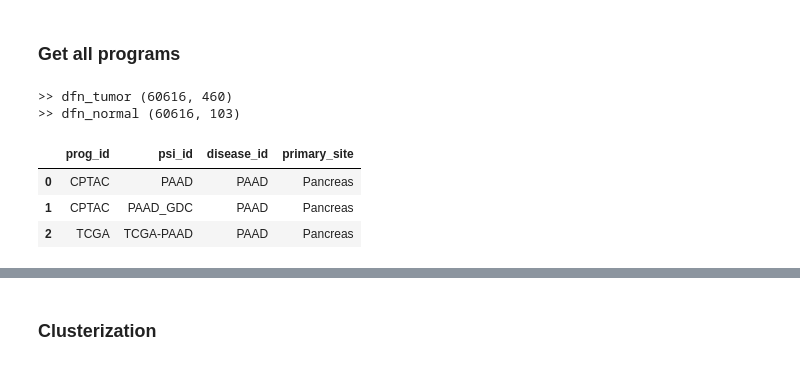
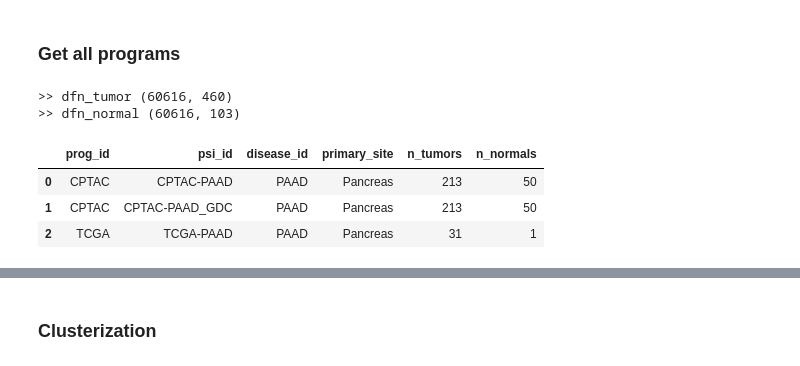
Before and after one commit to flalix/perturb_agent, a Jupyter notebook: notebooks/mtp_TCGA_54_PSI_all_PAADs_Cluster_DEGs.ipynb, the cells around one changed output, grey strips where cells are left out. Saved outputs shown, nothing was run; the diff lists cells and outputs as text; code cells hidden in the pictures.

```diff
--- a/notebooks/mtp_TCGA_54_PSI_all_PAADs_Cluster_DEGs.ipynb
+++ b/notebooks/mtp_TCGA_54_PSI_all_PAADs_Cluster_DEGs.ipynb
@@ -176,28 +176,28 @@ DISEASE_ID = 'PAAD'
 # %%
 verbose=False
 force=False
 
 method='deseq2'
 imax_tumor=250
 imax_normal=50
 
 gdc = GDC(root0=ROOT0, root0_data=ROOT0_DATA, memory_restriction=False)
 
 exclude_prog_list=['CCLE']
 
-dfn_tumor, dfn_normal, df_gtex, df_ana = gdc.get_all_data_from_disease(disease_id=DISEASE_ID,
+dfn_tumor, dfn_normal, df_gtex, df_summ = gdc.get_all_data_from_disease(disease_id=DISEASE_ID,
                                                            imax_tumor=imax_tumor, imax_normal=imax_normal,
                                                            exclude_prog_list=exclude_prog_list,
                                                            force=force, verbose=verbose)
 print("\n")
 print(">> dfn_tumor", dfn_tumor.shape)
 print(">> dfn_normal", dfn_normal.shape)
 
-df_ana
+df_summ
 # %% [output]
 >> dfn_tumor (60616, 460)
 >> dfn_normal (60616, 103)
-|  | prog_id | psi_id | disease_id | primary_site |
-| 0 | CPTAC | PAAD | PAAD | Pancreas |
-| 1 | CPTAC | PAAD_GDC | PAAD | Pancreas |
-| 2 | TCGA | TCGA-PAAD | PAAD | Pancreas |
+|  | prog_id | psi_id | disease_id | primary_site | n_tumors | n_normals |
+| 0 | CPTAC | CPTAC-PAAD | PAAD | Pancreas | 213 | 50 |
+| 1 | CPTAC | CPTAC-PAAD_GDC | PAAD | Pancreas | 213 | 50 |
+| 2 | TCGA | TCGA-PAAD | PAAD | Pancreas | 31 | 1 |
```
Also changed, not shown: parts of 32 cells of this notebook, 2 other files.
